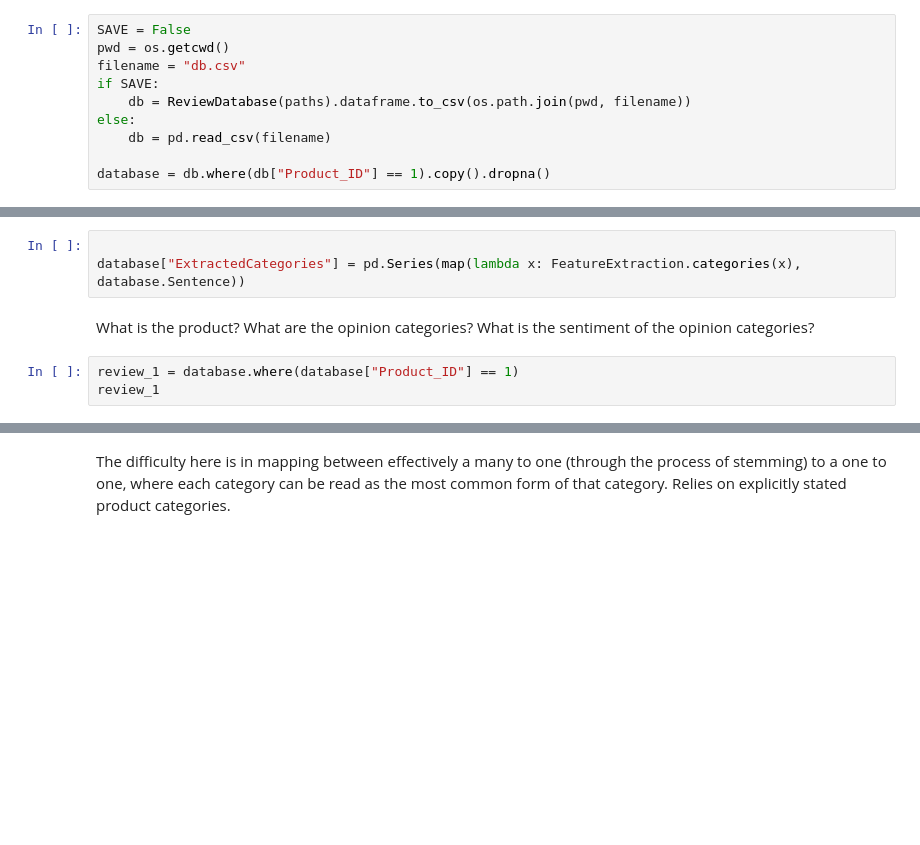
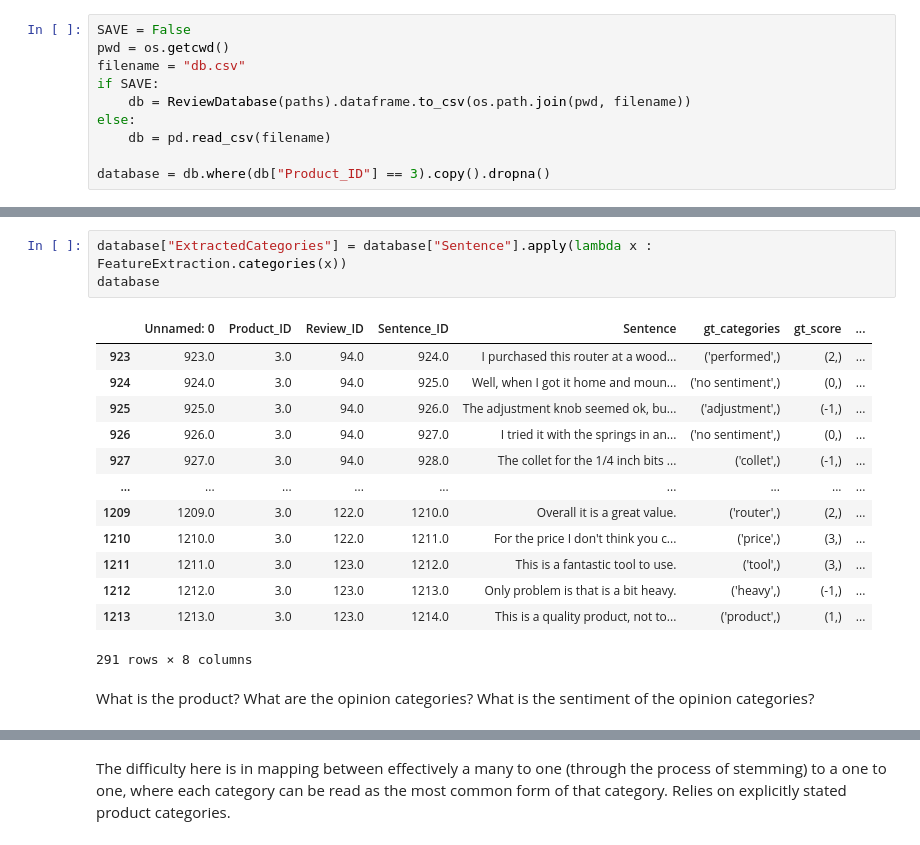
Before and after one commit to metajos/opinion-miner, a Jupyter notebook: testing.ipynb, the cells around one changed output, grey strips where cells are left out. Drawn from its saved outputs; the diff is of its cells as text; blank space fills up the shorter version.

```diff
--- a/testing.ipynb
+++ b/testing.ipynb
@@ -25,5 +27,5 @@ if SAVE:
 else:
     db = pd.read_csv(filename)
 
-database = db.where(db["Product_ID"] == 1).copy().dropna()
+database = db.where(db["Product_ID"] == 3).copy().dropna()
 # %%
@@ -31,12 +47,23 @@ database.Sentence
 # %%
-
-database["ExtractedCategories"] = pd.Series(map(lambda x: FeatureExtraction.categories(x), database.Sentence))
+database["ExtractedCategories"] = database["Sentence"].apply(lambda x : FeatureExtraction.categories(x))
+database
+# %% [output]
+|  | Unnamed: 0 | Product_ID | Review_ID | Sentence_ID | Sentence | gt_categories | gt_score | ... |
+| 923 | 923.0 | 3.0 | 94.0 | 924.0 | I purchased this router at a wood... | ('performed',) | (2,) | ... |
+| 924 | 924.0 | 3.0 | 94.0 | 925.0 | Well, when I got it home and moun... | ('no sentiment',) | (0,) | ... |
+| 925 | 925.0 | 3.0 | 94.0 | 926.0 | The adjustment knob seemed ok, bu... | ('adjustment',) | (-1,) | ... |
+| 926 | 926.0 | 3.0 | 94.0 | 927.0 | I tried it with the springs in an... | ('no sentiment',) | (0,) | ... |
+| 927 | 927.0 | 3.0 | 94.0 | 928.0 | The collet for the 1/4 inch bits ... | ('collet',) | (-1,) | ... |
+| ... | ... | ... | ... | ... | ... | ... | ... | ... |
+| 1209 | 1209.0 | 3.0 | 122.0 | 1210.0 | Overall it is a great value. | ('router',) | (2,) | ... |
+| 1210 | 1210.0 | 3.0 | 122.0 | 1211.0 | For the price I don't think you c... | ('price',) | (3,) | ... |
+| 1211 | 1211.0 | 3.0 | 123.0 | 1212.0 | This is a fantastic tool to use. | ('tool',) | (3,) | ... |
+| 1212 | 1212.0 | 3.0 | 123.0 | 1213.0 | Only problem is that is a bit heavy. | ('heavy',) | (-1,) | ... |
+| 1213 | 1213.0 | 3.0 | 123.0 | 1214.0 | This is a quality product, not to... | ('product',) | (1,) | ... |
+291 rows × 8 columns
 # %% [markdown]
 What is the product?
 What are the opinion categories?
 What is the sentiment of the opinion categories?
-# %%
-review_1 = database.where(database["Product_ID"] == 1)
-review_1
 # %%
 #Create a copy of the database to perform feature extraction
```
Also changed, not shown: parts of 19 cells of this notebook, 2 other files.
